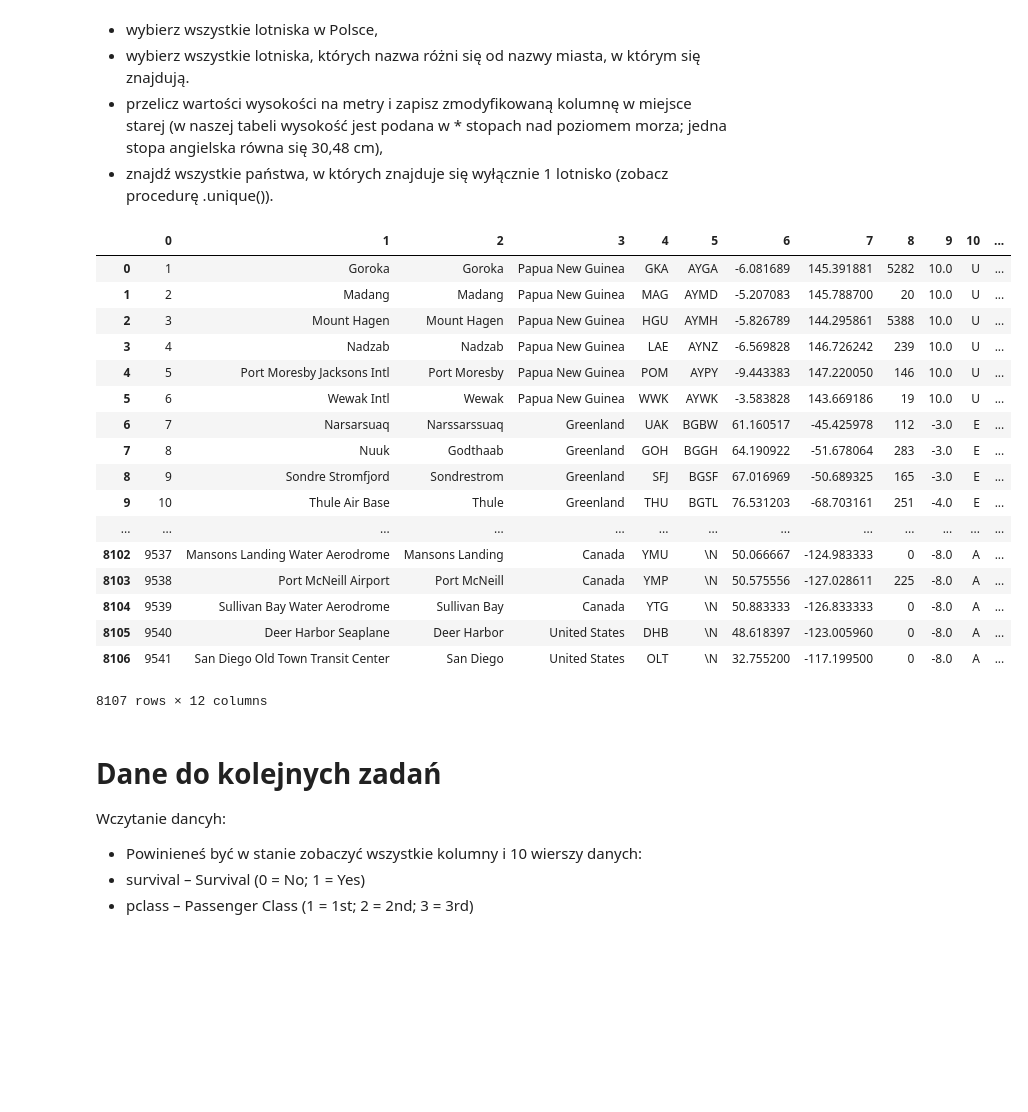
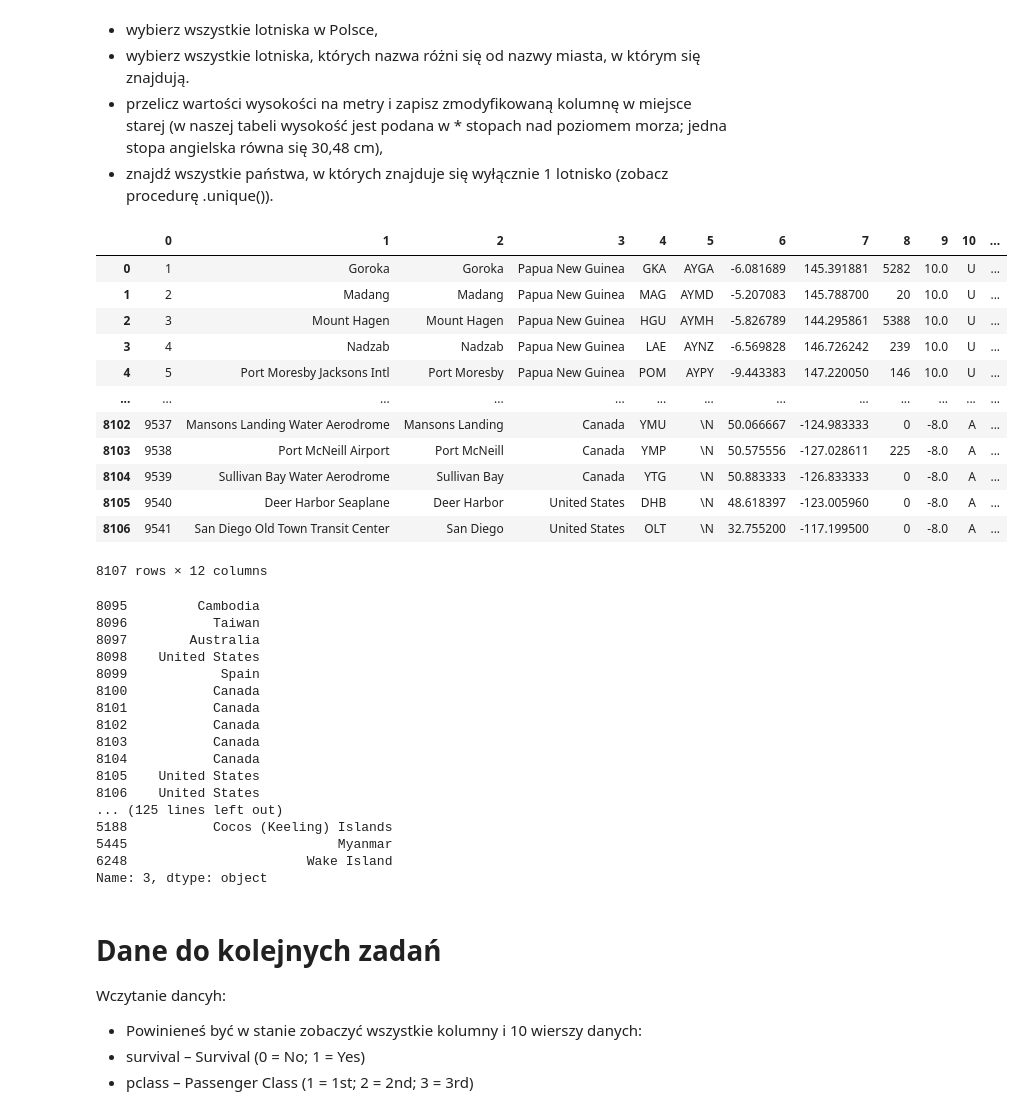
Before and after one commit to mladbago/podstawy_sztucznej_inteligencji, a Jupyter notebook: Z02_numy_pandas.ipynb, the cells around one changed output. Drawn from its saved outputs; the diff is of its cells as text; code cells hidden in the pictures; blank space fills up the shorter version.

```diff
--- a/Z02_numy_pandas.ipynb
+++ b/Z02_numy_pandas.ipynb
@@ -1297,20 +1318,15 @@ Zaimportuj dane z pliku ,,airports.csv'' i wykonaj na nich poniższe polecenia:
   * przelicz wartości wysokości na metry i zapisz zmodyfikowaną kolumnę w miejsce starej (w naszej tabeli wysokość jest podana w   * stopach nad poziomem morza; jedna stopa angielska równa się 30,48 cm),
   * znajdź wszystkie państwa, w których znajduje się wyłącznie 1 lotnisko (zobacz procedurę .unique()).
 # %%
-df=pd.read_csv('data/airports.csv', header=None)
+df=pd.read_csv('https://raw.githubusercontent.com/przem85/podstawy_sztucznej_inteligencji/main/data/airports.csv', header=None)
 df
 # %% [output]
 |  | 0 | 1 | 2 | 3 | 4 | 5 | 6 | 7 | 8 | 9 | 10 | ... |
 | 0 | 1 | Goroka | Goroka | Papua New Guinea | GKA | AYGA | -6.081689 | 145.391881 | 5282 | 10.0 | U | ... |
 | 1 | 2 | Madang | Madang | Papua New Guinea | MAG | AYMD | -5.207083 | 145.788700 | 20 | 10.0 | U | ... |
 | 2 | 3 | Mount Hagen | Mount Hagen | Papua New Guinea | HGU | AYMH | -5.826789 | 144.295861 | 5388 | 10.0 | U | ... |
 | 3 | 4 | Nadzab | Nadzab | Papua New Guinea | LAE | AYNZ | -6.569828 | 146.726242 | 239 | 10.0 | U | ... |
 | 4 | 5 | Port Moresby Jacksons Intl | Port Moresby | Papua New Guinea | POM | AYPY | -9.443383 | 147.220050 | 146 | 10.0 | U | ... |
-| 5 | 6 | Wewak Intl | Wewak | Papua New Guinea | WWK | AYWK | -3.583828 | 143.669186 | 19 | 10.0 | U | ... |
-| 6 | 7 | Narsarsuaq | Narssarssuaq | Greenland | UAK | BGBW | 61.160517 | -45.425978 | 112 | -3.0 | E | ... |
-| 7 | 8 | Nuuk | Godthaab | Greenland | GOH | BGGH | 64.190922 | -51.678064 | 283 | -3.0 | E | ... |
-| 8 | 9 | Sondre Stromfjord | Sondrestrom | Greenland | SFJ | BGSF | 67.016969 | -50.689325 | 165 | -3.0 | E | ... |
-| 9 | 10 | Thule Air Base | Thule | Greenland | THU | BGTL | 76.531203 | -68.703161 | 251 | -4.0 | E | ... |
 | ... | ... | ... | ... | ... | ... | ... | ... | ... | ... | ... | ... | ... |
 | 8102 | 9537 | Mansons Landing Water Aerodrome | Mansons Landing | Canada | YMU | \N | 50.066667 | -124.983333 | 0 | -8.0 | A | ... |
 | 8103 | 9538 | Port McNeill Airport | Port McNeill | Canada | YMP | \N | 50.575556 | -127.028611 | 225 | -8.0 | A | ... |
@@ -1318,6 +1334,32 @@ df
 | 8105 | 9540 | Deer Harbor Seaplane | Deer Harbor | United States | DHB | \N | 48.618397 | -123.005960 | 0 | -8.0 | A | ... |
 | 8106 | 9541 | San Diego Old Town Transit Center | San Diego | United States | OLT | \N | 32.755200 | -117.199500 | 0 | -8.0 | A | ... |
 8107 rows × 12 columns
+# %%
+import pandas as pd
+print(df[3].tail(12))
+print(df.loc[1])
+print(df.iloc[1])
+print(df[df[3] == 'Poland'])
+df[df[1] != df[2]]
+print(df[3].drop_duplicates(keep = False))
+# %% [output]
+8095         Cambodia
+8096           Taiwan
+8097        Australia
+8098    United States
+8099            Spain
+8100           Canada
+8101           Canada
+8102           Canada
+8103           Canada
+8104           Canada
+8105    United States
+8106    United States
+... (125 lines left out)
+5188           Cocos (Keeling) Islands
+5445                           Myanmar
+6248                       Wake Island
+Name: 3, dtype: object
 # %% [markdown]
 # Dane do kolejnych zadań
 Wczytanie dancyh:
```
Also changed, not shown: parts of 4 cells of this notebook.
